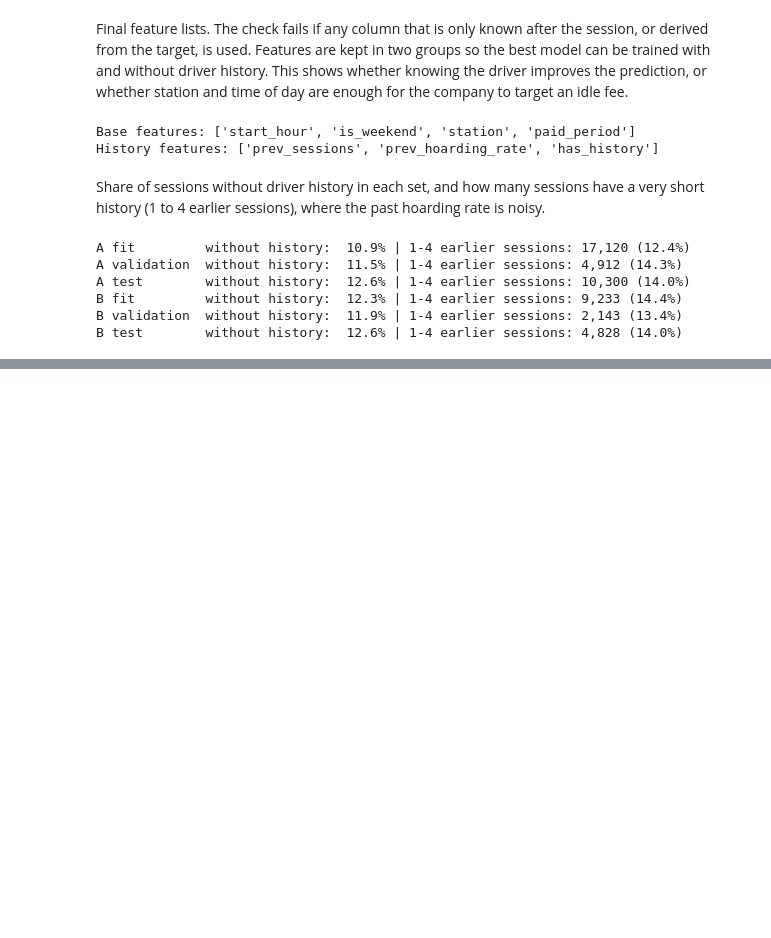
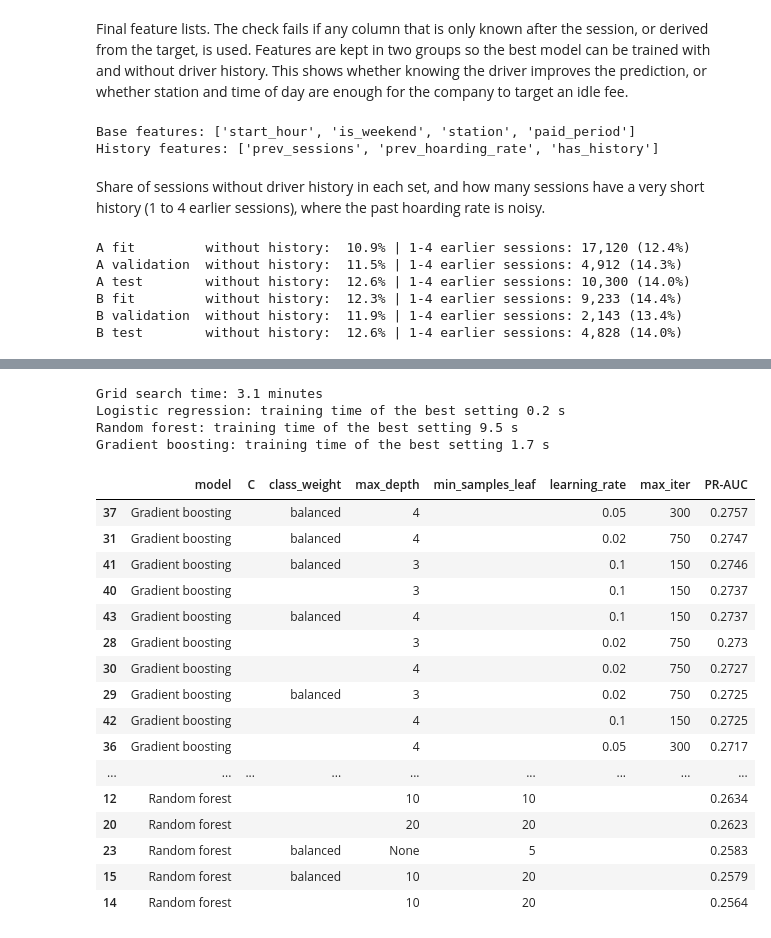
Before and after one commit to Teresa7810/Introduction-to-Business-Analytics, a Jupyter notebook: 4. Exploratory.ipynb, the cells around one changed output, grey strips where cells are left out. Drawn from its saved outputs; the diff is of its cells as text; code cells hidden in the pictures; blank space fills up the shorter version.

```diff
--- a/4. Exploratory.ipynb
+++ b/4. Exploratory.ipynb
@@ -451,0 +626,69 @@ B test        without history:  12.6% | 1-4 earlier sessions: 4,828 (14.0%)
+# %%
+# grid search
+# False reuses Data/grid_results.pkl (Data/ is not in git, so a first run needs True)
+RUN_GRID = True
+GRID_PATH = "Data/grid_results.pkl"
+
+if RUN_GRID:
+    start = time.perf_counter()
+    grid_rows = []
+    for name, grid in grids.items():
+        for params in grid:
+            model = make_model(name, params).fit(X_fit, y_fit)
+            prob = model.predict_proba(X_val)[:, 1]
+            grid_rows.append({"model": name, "params": params,
+                              "PR-AUC": average_precision_score(y_val, prob)})
+    grid_results = pd.DataFrame(grid_rows)
+    grid_results.to_pickle(GRID_PATH)  # saved so the slow search can be skipped next time
+    print(f"Grid search time: {(time.perf_counter() - start) / 60:.1f} minutes")
+else:
+    grid_results = pd.read_pickle(GRID_PATH)
+
+
+# retrain the winners
+# the grid only keeps scores, so the best setting of each model is fitted again
+best = {}
+for name, rows in grid_results.groupby("model", sort=False):
+    params = rows.loc[rows["PR-AUC"].idxmax(), "params"]
+    start = time.perf_counter()
+    model = make_model(name, params).fit(X_fit, y_fit)
+    print(f"{name}: training time of the best setting {time.perf_counter() - start:.1f} s")
+    prob = model.predict_proba(X_val)[:, 1]
+    best[name] = {"params": params, "model": model, "prob": prob}
+
+
+# grid table
+params_table = pd.json_normalize(grid_results["params"])
+grid_table = pd.concat([grid_results[["model"]], params_table, grid_results[["PR-AUC"]].round(4)], axis=1)
+for col in ["max_depth", "min_samples_leaf", "max_iter"]:
+    grid_table[col] = grid_table[col].astype("Int64")  # whole numbers, no ".0"
+
+grid_table = grid_table.sort_values(["model", "PR-AUC"], ascending=[True, False])
+grid_table = grid_table.astype(object).where(grid_table.notna(), "")
+
+# for random forest an empty max_depth means no depth limit, so say it
+rf_no_limit = (grid_table["model"] == "Random forest") & (grid_table["max_depth"] == "")
+grid_table.loc[rf_no_limit, "max_depth"] = "None"
+grid_table
+# %% [output]
+Grid search time: 3.1 minutes
+Logistic regression: training time of the best setting 0.2 s
+Random forest: training time of the best setting 9.5 s
+Gradient boosting: training time of the best setting 1.7 s
+|  | model | C | class_weight | max_depth | min_samples_leaf | learning_rate | max_iter | PR-AUC |
+| 37 | Gradient boosting |  | balanced | 4 |  | 0.05 | 300 | 0.2757 |
+| 31 | Gradient boosting |  | balanced | 4 |  | 0.02 | 750 | 0.2747 |
+| 41 | Gradient boosting |  | balanced | 3 |  | 0.1 | 150 | 0.2746 |
+| 40 | Gradient boosting |  |  | 3 |  | 0.1 | 150 | 0.2737 |
+| 43 | Gradient boosting |  | balanced | 4 |  | 0.1 | 150 | 0.2737 |
+| 28 | Gradient boosting |  |  | 3 |  | 0.02 | 750 | 0.273 |
+| 30 | Gradient boosting |  |  | 4 |  | 0.02 | 750 | 0.2727 |
+| 29 | Gradient boosting |  | balanced | 3 |  | 0.02 | 750 | 0.2725 |
+| 42 | Gradient boosting |  |  | 4 |  | 0.1 | 150 | 0.2725 |
+| 36 | Gradient boosting |  |  | 4 |  | 0.05 | 300 | 0.2717 |
+| ... | ... | ... | ... | ... | ... | ... | ... | ... |
+| 12 | Random forest |  |  | 10 | 10 |  |  | 0.2634 |
+| 20 | Random forest |  |  | 20 | 20 |  |  | 0.2623 |
+| 23 | Random forest |  | balanced | None | 5 |  |  | 0.2583 |
+| 15 | Random forest |  | balanced | 10 | 20 |  |  | 0.2579 |
+| 14 | Random forest |  |  | 10 | 20 |  |  | 0.2564 |
```
Also changed, not shown: parts of 23 cells of this notebook, 1 other file.
